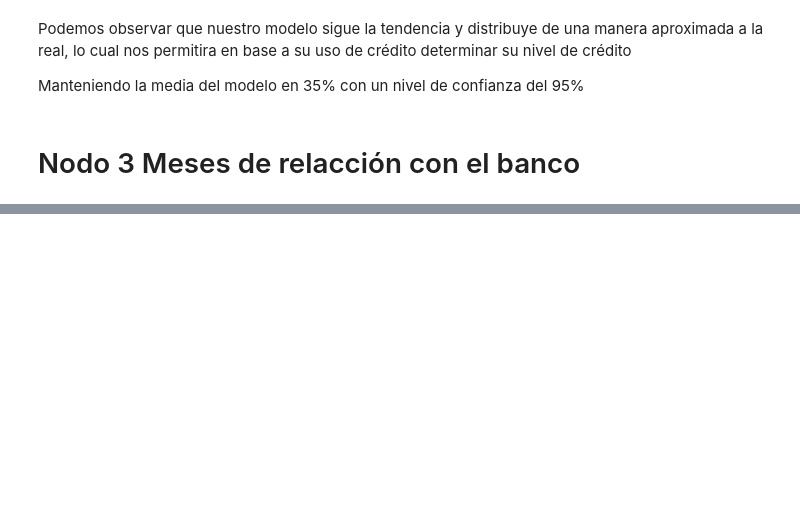
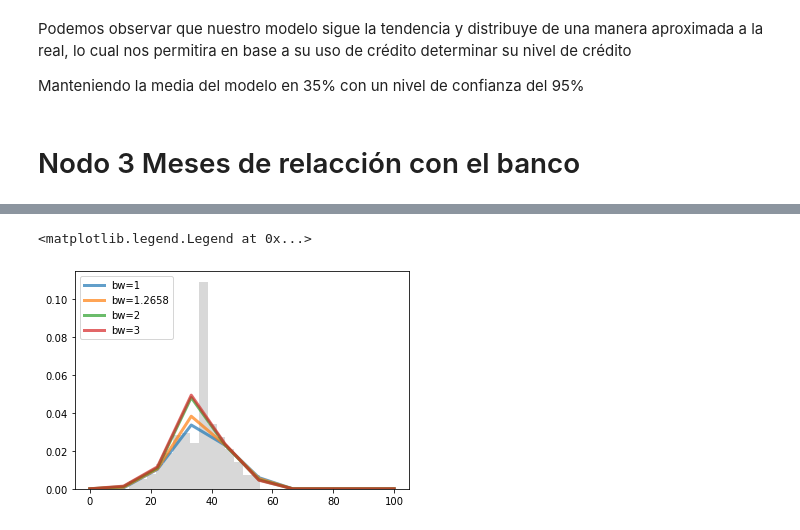
Before and after one commit to IvanArellanoRuelas/ProyectoModulo1_ArellanoI_LafargaI, a Jupyter notebook: ProyectoModulo2_Arellano_Lafarga.ipynb, the cells around one changed output, grey strips where cells are left out. Drawn from its saved outputs; the diff is of its cells as text; code cells hidden in the pictures; blank space fills up the shorter version.

```diff
--- a/ProyectoModulo2_Arellano_Lafarga.ipynb
+++ b/ProyectoModulo2_Arellano_Lafarga.ipynb
@@ -704,0 +739,10 @@ q_q(N_3, 'chi2')
+# %%
+fig, ax = plt.subplots()
+for bandwidth in [1,1.2658,2,3]:
+    ax.plot(np.linspace(0,100,10), kde_sklearn(N_3, np.linspace(0,100,10), bandwidth=bandwidth),
+            label='bw={0}'.format(bandwidth), linewidth=3, alpha=0.7)
+ax.hist(N_3, 15, fc='gray', histtype='stepfilled', alpha=0.3, density=True)
+ax.legend(loc='upper left')
+# %% [output]
+<matplotlib.legend.Legend at 0x...>
+[figure, added]
```
Also changed, not shown: parts of 36 cells of this notebook, 2 other files.
